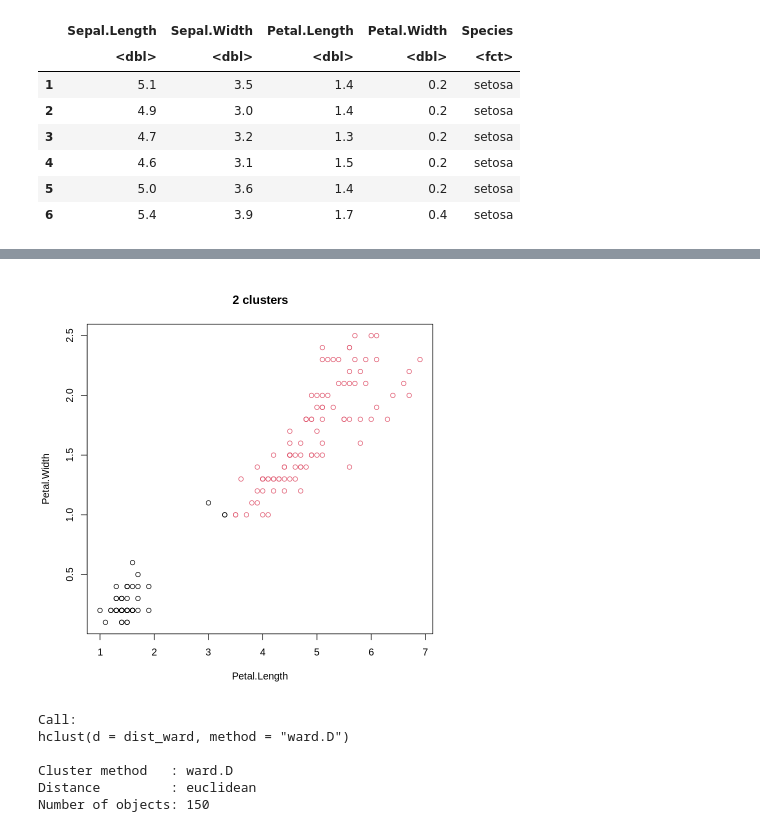
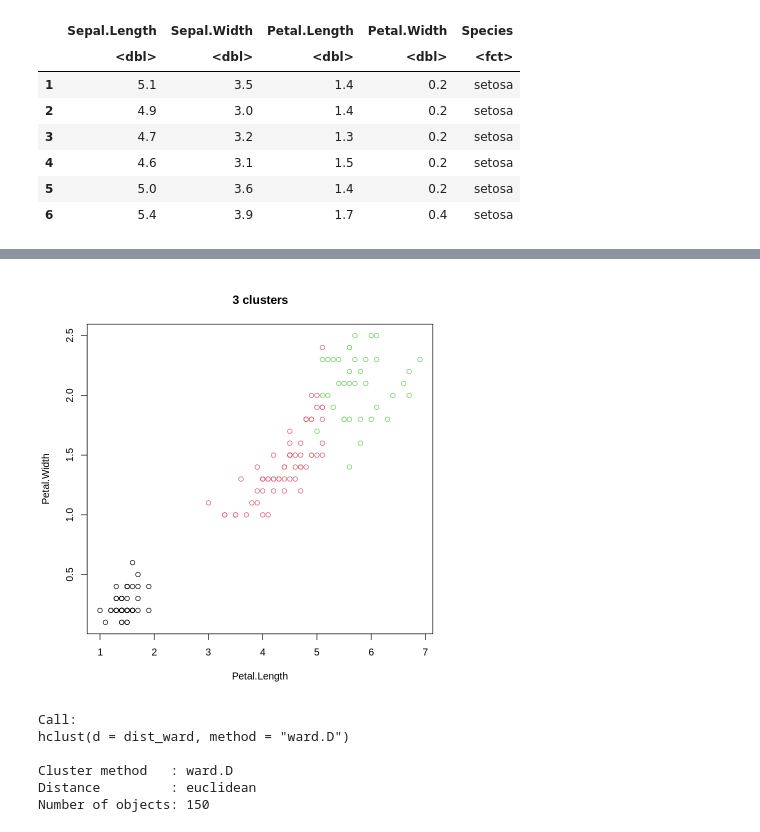
Before and after one commit to Viktory4121/MME, a Jupyter notebook: lab3.ipynb, the cells around one changed output, grey strips where cells are left out. Saved outputs shown, nothing was run; the diff lists cells and outputs as text; code cells hidden in the pictures.

```diff
--- a/lab3.ipynb
+++ b/lab3.ipynb
@@ -28,6 +28,6 @@ A data.frame: 6 × 5
 #install.packages("cluster")
 library(cluster)
 # %%
-model_kmeans <- kmeans(part_data, centers = 2, nstart = 1)
+model_kmeans <- kmeans(part_data, centers = 3, nstart = 1)
 print(model_kmeans)
 # %% [output]
@@ -55,7 +55,7 @@ plot(part_data[c("Sepal.Length", "Sepal.Width")], col = model_kmeans$cluster, ma
 # %%
-plot(part_data[c("Petal.Length", "Petal.Width")], col = model_kmeans$cluster, main = "2 clusters")
+plot(part_data[c("Petal.Length", "Petal.Width")], col = model_kmeans$cluster, main = "3 clusters")
 # %% [output]
-[figure, old version]
+[figure, new version]
 # %%
 #install.packages("factoextra")
 #install.packages("purrr")
```
Also changed, not shown: parts of 6 cells of this notebook.
